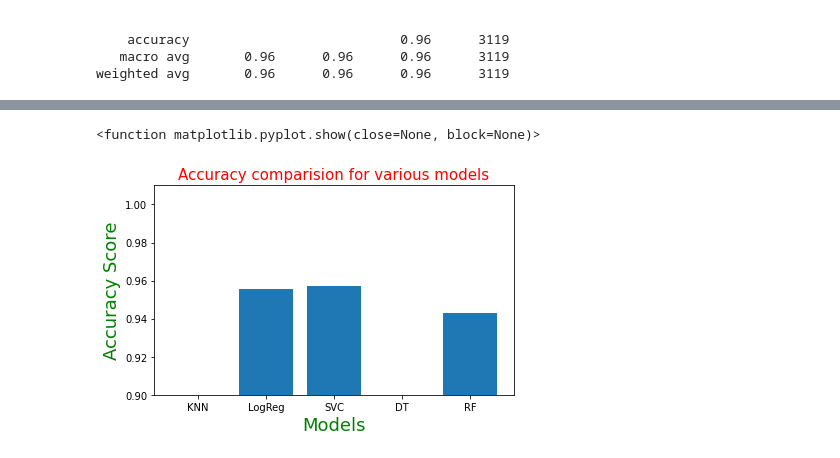
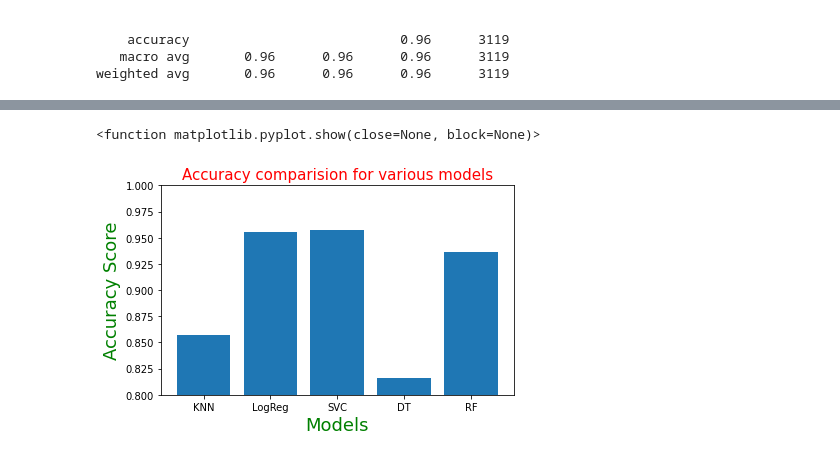
Before and after one commit to Annisaaghn/Ujian-Akhir-Semester-AI, a Jupyter notebook: UAS_AI.ipynb, the cells around one changed output, grey strips where cells are left out. Cells and saved outputs as stored; diff of their text form; code cells hidden in the pictures.

```diff
--- a/UAS_AI.ipynb
+++ b/UAS_AI.ipynb
@@ -473,11 +482,11 @@ print(accuracy_scores)
 # %%
 plt.bar(['KNN', 'LogReg', 'SVC', 'DT', 'RF'],accuracy_scores)
-plt.ylim(0.90,1.01)
+plt.ylim(0.80,1.00)
 plt.title('Accuracy comparision for various models', fontsize=15, color='r')
 plt.xlabel('Models', fontsize=18, color='g')
 plt.ylabel('Accuracy Score', fontsize=18, color='g')
 plt.tight_layout()
 plt.show
 # %% [output]
 <function matplotlib.pyplot.show(close=None, block=None)>
-[figure, old version]
+[figure, new version]
```
Also changed, not shown: parts of 16 cells of this notebook.
